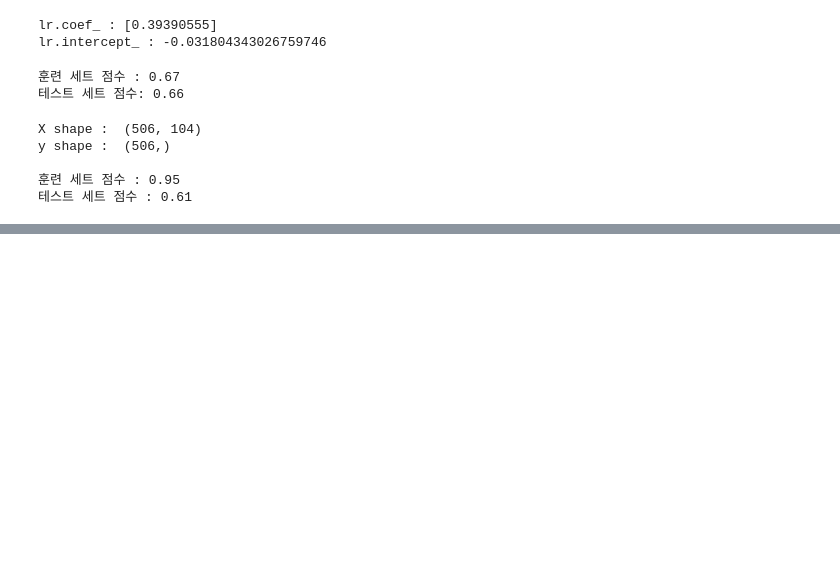
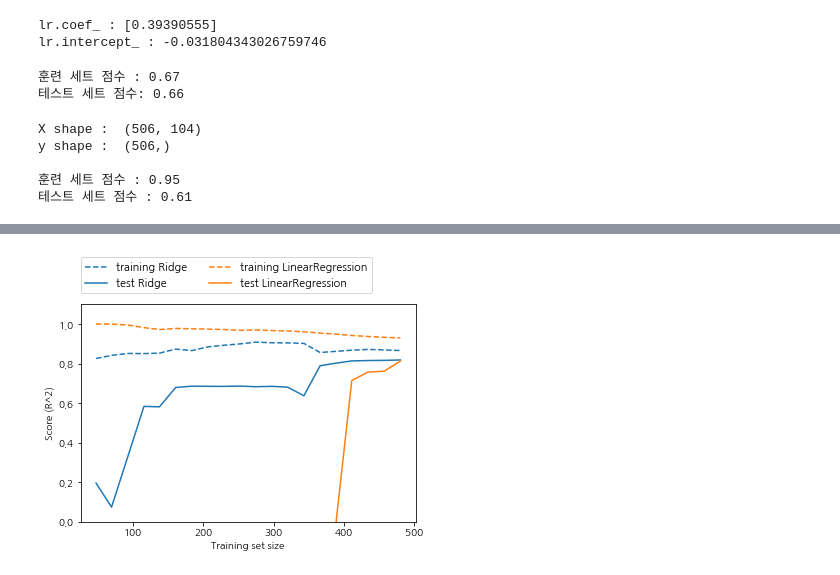
Before and after one commit to sdlee1026/machine, a Jupyter notebook: models/Supervised_Learning/Linear_model.ipynb, the cells around one changed output, grey strips where cells are left out. Cells and saved outputs as stored; diff of their text form; code cells hidden in the pictures; blank space fills up the shorter version.

```diff
--- a/models/Supervised_Learning/Linear_model.ipynb
+++ b/models/Supervised_Learning/Linear_model.ipynb
@@ -199,0 +243,7 @@ print('테스트 세트 점수 : {:.2f}'.format(ridge.score(X_test, y_test)))
+# %%
+# 보스턴 데이터셋(조합된 104특성을 가진..) alpha 값 1.0 고정
+# 훈련 데이터의 크기를 변화하면서 데이터 관찰
+    # 데이터셋의 크기에 따르 모델의 성능 변화를 나타낸 그래프 == 학습곡선(learning curve)
+mglearn.plots.plot_ridge_n_samples()
+# %% [output]
+[figure, added]
```
Also changed, not shown: parts of 14 cells of this notebook.
